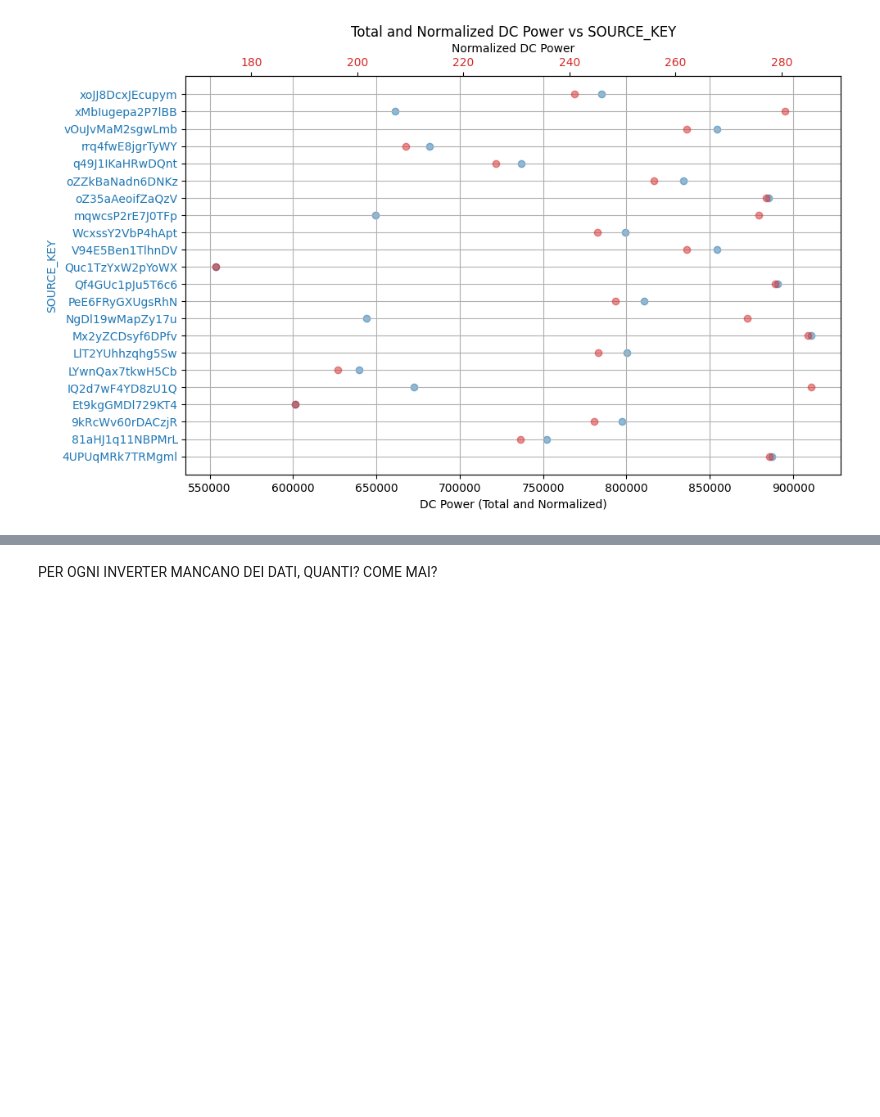
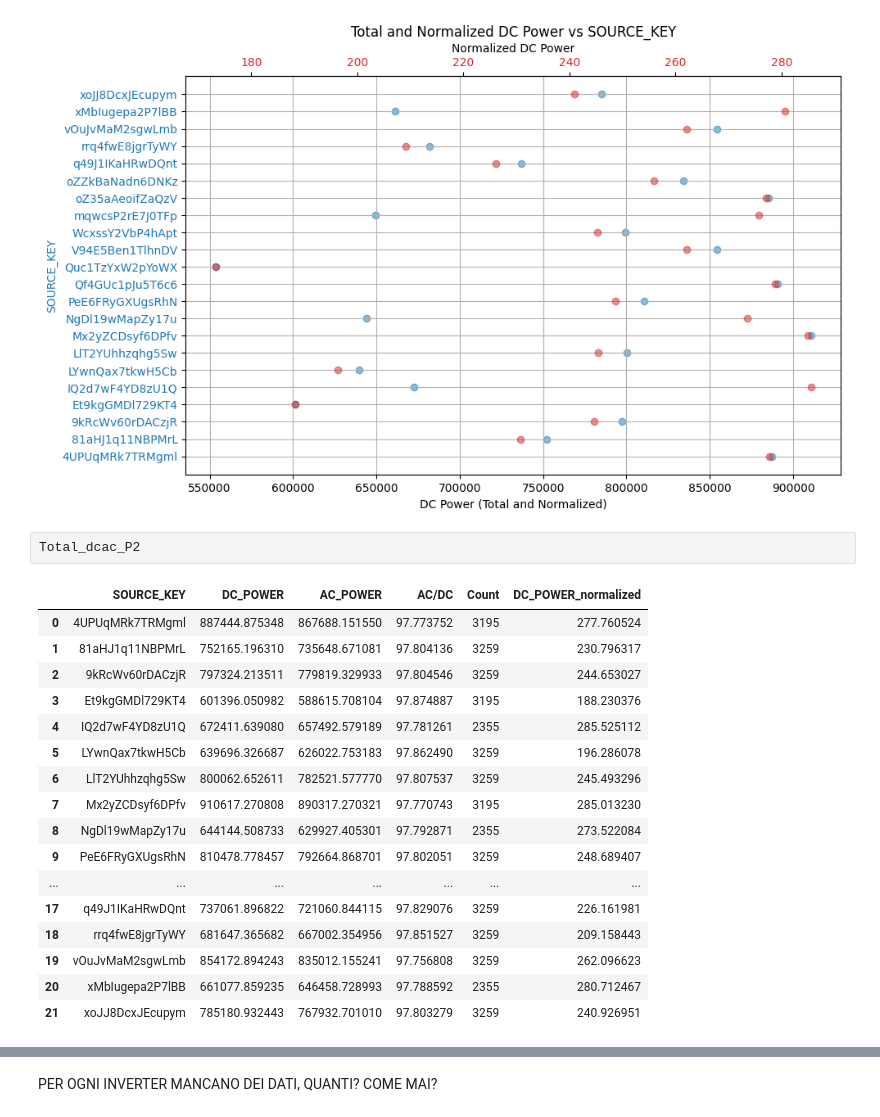
Before and after one commit to Christian-Braga/energy_forecast_ML, a Jupyter notebook: Losa_test.ipynb, the cells around one changed output, grey strips where cells are left out. Saved outputs shown, nothing was run; the diff lists cells and outputs as text; blank space fills up the shorter version.

```diff
--- a/Losa_test.ipynb
+++ b/Losa_test.ipynb
@@ -290,3 +327,23 @@ plt.title('Total and Normalized DC Power vs SOURCE_KEY')
 plt.show()
 # %% [output]
 [figure]
+# %%
+Total_dcac_P2
+# %% [output]
+|  | SOURCE_KEY | DC_POWER | AC_POWER | AC/DC | Count | DC_POWER_normalized |
+| 0 | 4UPUqMRk7TRMgml | 887444.875348 | 867688.151550 | 97.773752 | 3195 | 277.760524 |
+| 1 | 81aHJ1q11NBPMrL | 752165.196310 | 735648.671081 | 97.804136 | 3259 | 230.796317 |
+| 2 | 9kRcWv60rDACzjR | 797324.213511 | 779819.329933 | 97.804546 | 3259 | 244.653027 |
+| 3 | Et9kgGMDl729KT4 | 601396.050982 | 588615.708104 | 97.874887 | 3195 | 188.230376 |
+| 4 | IQ2d7wF4YD8zU1Q | 672411.639080 | 657492.579189 | 97.781261 | 2355 | 285.525112 |
+| 5 | LYwnQax7tkwH5Cb | 639696.326687 | 626022.753183 | 97.862490 | 3259 | 196.286078 |
+| 6 | LlT2YUhhzqhg5Sw | 800062.652611 | 782521.577770 | 97.807537 | 3259 | 245.493296 |
+| 7 | Mx2yZCDsyf6DPfv | 910617.270808 | 890317.270321 | 97.770743 | 3195 | 285.013230 |
+| 8 | NgDl19wMapZy17u | 644144.508733 | 629927.405301 | 97.792871 | 2355 | 273.522084 |
+| 9 | PeE6FRyGXUgsRhN | 810478.778457 | 792664.868701 | 97.802051 | 3259 | 248.689407 |
+| ... | ... | ... | ... | ... | ... | ... |
+| 17 | q49J1IKaHRwDQnt | 737061.896822 | 721060.844115 | 97.829076 | 3259 | 226.161981 |
+| 18 | rrq4fwE8jgrTyWY | 681647.365682 | 667002.354956 | 97.851527 | 3259 | 209.158443 |
+| 19 | vOuJvMaM2sgwLmb | 854172.894243 | 835012.155241 | 97.756808 | 3259 | 262.096623 |
+| 20 | xMbIugepa2P7lBB | 661077.859235 | 646458.728993 | 97.788592 | 2355 | 280.712467 |
+| 21 | xoJJ8DcxJEcupym | 785180.932443 | 767932.701010 | 97.803279 | 3259 | 240.926951 |
```
Also changed, not shown: parts of 11 cells of this notebook.
